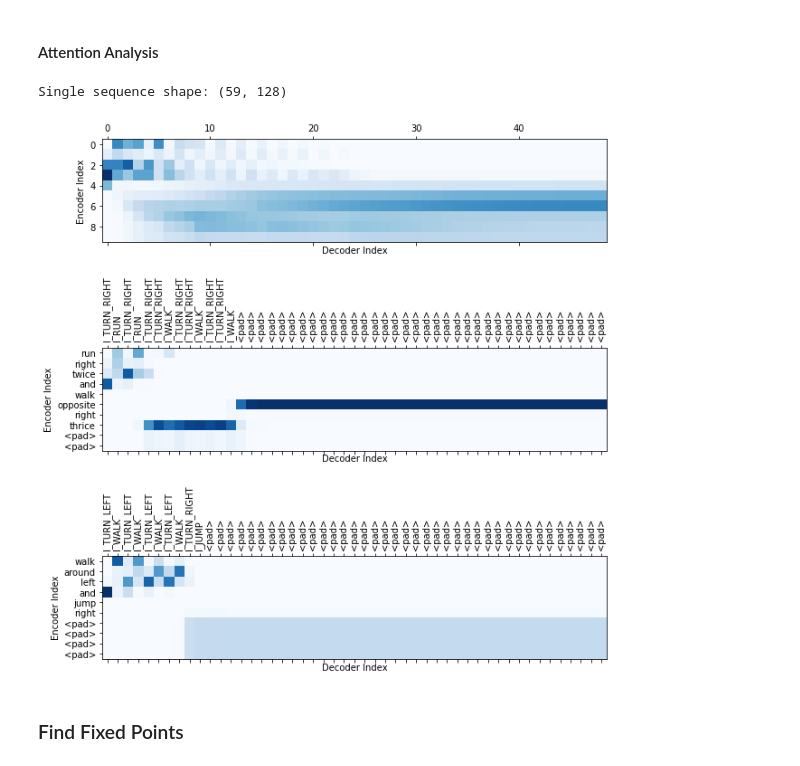
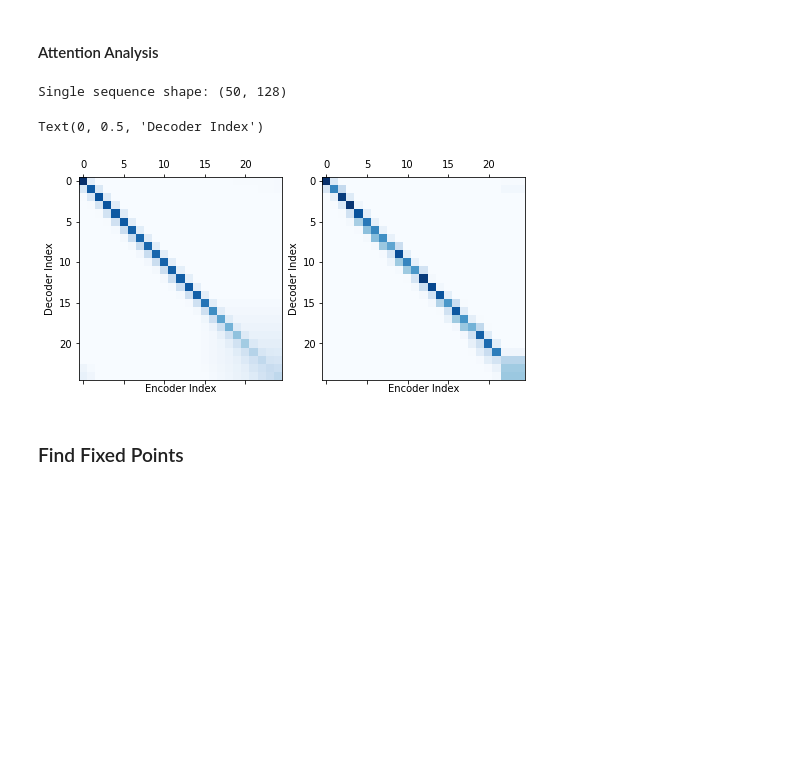
Before and after one commit to kaitken17/understand_nlp, a Jupyter notebook: sythetic_analysis_seq2seq.ipynb, the cells around one changed output. Saved outputs shown, nothing was run; the diff lists cells and outputs as text; code cells hidden in the pictures; blank space fills up the shorter version.

```diff
--- a/sythetic_analysis_seq2seq.ipynb
+++ b/sythetic_analysis_seq2seq.ipynb
@@ -194,6 +194,7 @@ def randomTrainingExample(toy_params):
 #### Toy Data Tests
 # %%
 # Various tests/confirmations of phrase generation
+run_tests = True
 if run_tests:
 
   toy_params = {
@@ -246,7 +265,8 @@ text_data = read_and_split_file(path)
 # all_out_words = ['I_RUN', 'I_WALK', 'I_LOOK', 'I_JUMP', 'I_TURN_LEFT', 'I_TURN_RIGHT']
 
 input_words = ['run', 'walk', 'jump', 'left', 'right', 'twice', 'opposite', 'thrice', 'turn', 'around', 'and']
-output_words = ['I_RUN', 'I_WALK', 'I_JUMP', 'I_TURN_LEFT', 'I_TURN_RIGHT']
+output_words = ['I_RUN', 'I_WALK', 'I_LOOK', 'I_JUMP', 'I_TURN_LEFT', 'I_TURN_RIGHT']
+
 in_phrases = []
 out_phrases = []
 max_in = 0
@@ -266,7 +286,7 @@ for i in range(len(text_data)): # filters phrases based on words in input_words
     if len(input_phrase) > max_in: max_in = len(input_phrase)
     if len(output_phrase) > max_out: max_out = len(output_phrase)
 
-print(f'Kept {len(in_phrases)}/{len(text_data)} phrases. // Max in: {max_in} // Max out: {max_out} (pre-pad)')
+print(f'Kept {len(in_phrases)}/{len(text_data)} phrases. // Max in: {max_in} // Max out: {max_out}')
 
 # Pads phrases and converts them to tensors
 input_words.append('<pad>')
@@ -512,8 +532,8 @@ def build_rnn(rnn_specs):
 
     predictions = jnp.argmax(logits, axis=2).astype(jnp.int32)
     labels_max = jnp.argmax(labels, axis=2).astype(jnp.int32)
-    # Entire phrase must match
-    return np.all(labels_max == predictions, axis=1)
+
+    return labels_max == predictions
 
   # Build the RNN cell.
   cell = build_cell_rnn(num_units)
@@ -1127,7 +1165,7 @@ rnn_specs = {
 
 train_params = {
   'max_grad_norm': 10.0,      # max gradient norm before clipping, clip to this value.
-  'l2reg': 1e-5,           # amount of L2 regularization on the weights
+  'l2reg': 5e-4,           # amount of L2 regularization on the weights
 
   'init_lr': 0.1,                     # initial learning rate
   'decay_factor': 0.9997,             # decay the learning rate this much
@@ -1831,41 +1861,29 @@ IndexError: ignored
 #### Attention Analysis
 # %%
 from scipy.special import softmax
-fig, (ax1, ax2, ax3) = plt.subplots(3, 1, figsize=(10,12))
+fig, (ax1, ax2) = plt.subplots(1, 2, figsize=(8,4))
 min_val, max_val = 0, 1
 
-print('Single sequence shape:', hs['all'][0].shape)
-enc_len = hs_data['inputs'][0].shape[0]
-dec_len = toy_params['phrase_length']
-attn_matrix = np.zeros((len(hs['all']), enc_len, dec_len))
-for h_idx in range(len(hs['all'])):
-  enc_seq = hs['all'][h_idx][:enc_len]
-  for seq_idx in range(dec_len):
-    attn_matrix[h_idx, :, seq_idx] = softmax(np.dot(enc_seq, hs['all'][h_idx][enc_len + seq_idx]))
+print('Single sequence shape:', hs[0].shape)
+p_len = toy_params['phrase_length']
+attn_matrix = np.zeros((len(hs), p_len, p_len))
+for h_idx in range(len(hs)):
+  enc_seq = hs[h_idx][:p_len]
+  for seq_idx in range(p_len):
+    attn_matrix[h_idx, seq_idx] = softmax(np.dot(enc_seq, hs[h_idx][p_len+seq_idx]))
 
 mean_attn_matrix = np.mean(attn_matrix, axis=0)
 ax1.matshow(mean_attn_matrix, cmap=plt.cm.Blues)
+ax2.matshow(attn_matrix[0], cmap=plt.cm.Blues)
 
-phrase_idxs = [0, 12]
-
-ax1.set_ylabel('Encoder Index')
-ax1.set_xlabel('Decoder Index')
-
-for ax, i in zip((ax2, ax3), phrase_idxs):
-  ax.matshow(attn_matrix[i], cmap=plt.cm.Blues)
-  enc_labels = tensorToPhrase(hs_data['inputs'][i], toy_params['in_words'])
-  dec_labels = tensorToPhrase(hs_data['labels'][i], toy_params['out_words'])
-
-  ax.set_ylabel('Encoder Index')
-  ax.set_xlabel('Decoder Index')
-
-  ax.set_xticks([j for j in range(dec_len)])
-  ax.set_yticks([j for j in range(enc_len)])
-  ax.set_yticklabels(enc_labels, rotation=0)
-  ax.set_xticklabels(dec_labels, rotation=90)
+ax1.set_xlabel('Encoder Index')
+ax1.set_ylabel('Decoder Index')
+ax2.set_xlabel('Encoder Index')
+ax2.set_ylabel('Decoder Index')
 # %% [output]
-Single sequence shape: (59, 128)
+Single sequence shape: (50, 128)
+Text(0, 0.5, 'Decoder Index')
-[figure, old version]
+[figure, new version]
 # %%
 soft_max_attn = jax.nn.softmax(att_params, axis=0)
 
```
Also changed, not shown: parts of 14 cells of this notebook.
